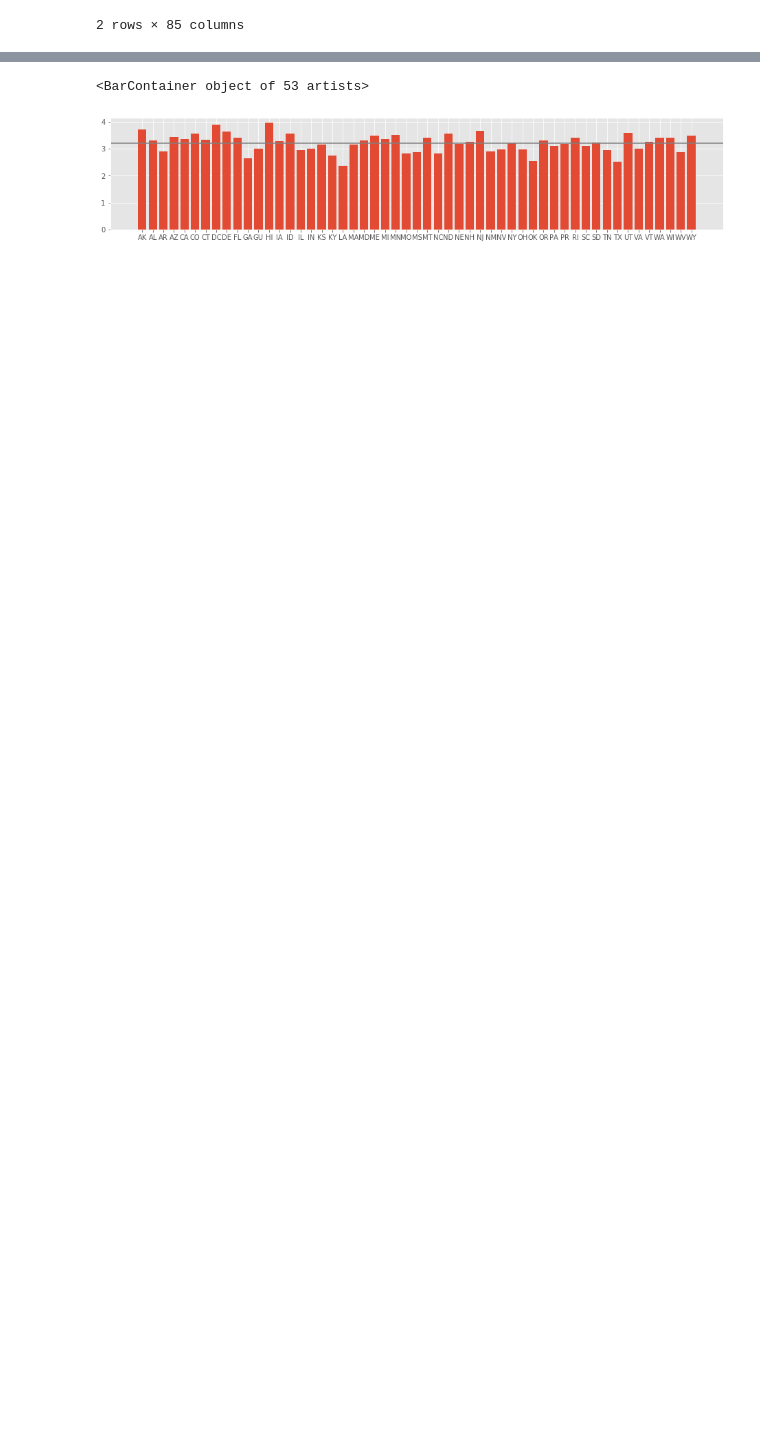
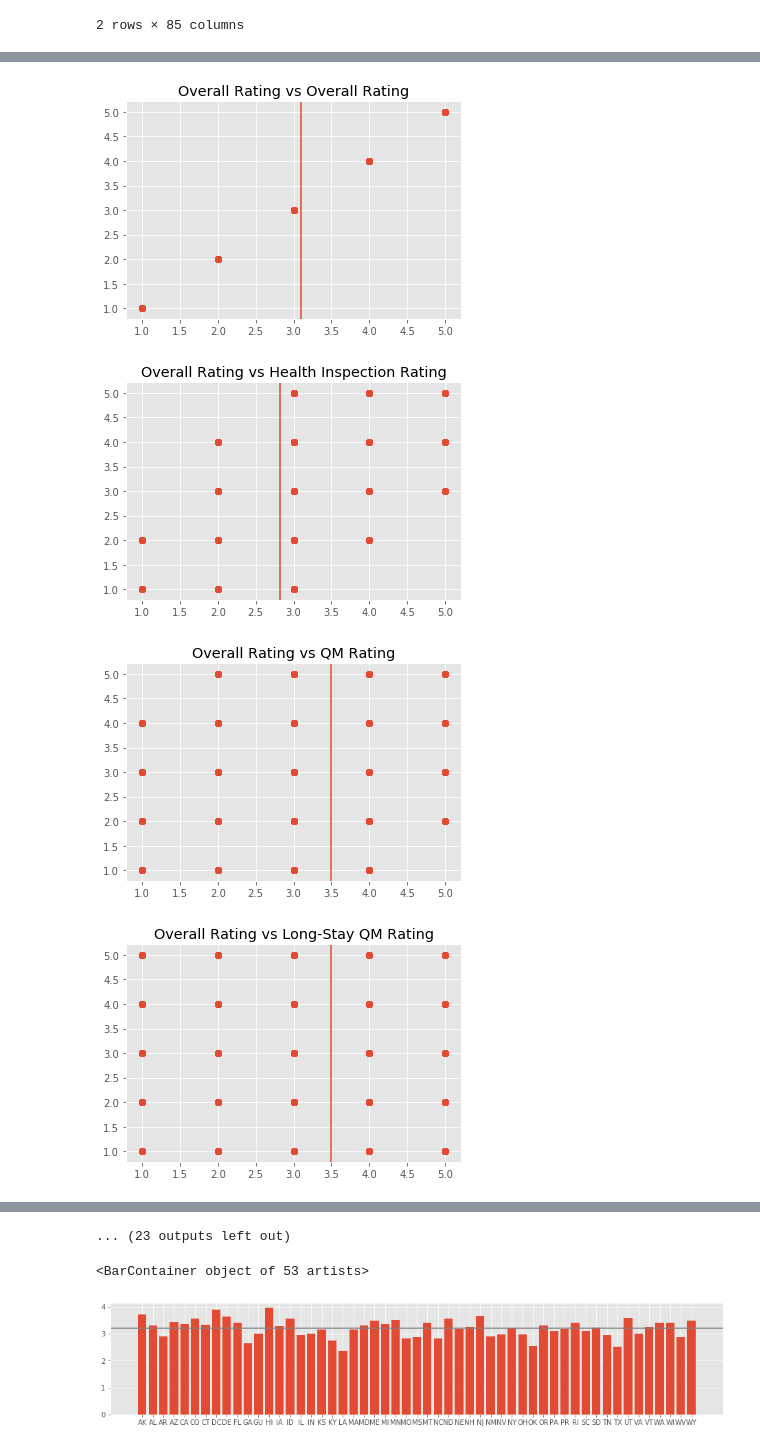
Before and after one commit to lbalido/nursing_homes, a Jupyter notebook: nursing_home.ipynb, the cells around one changed output, grey strips where cells are left out. Saved outputs shown, nothing was run; the diff lists cells and outputs as text; code cells hidden in the pictures; blank space fills up the shorter version.

```diff
--- a/nursing_home.ipynb
+++ b/nursing_home.ipynb
@@ -139,0 +229,12 @@ nursing_home_columns.head(2)
+# %%
+for x in cols:
+    d = nursing_home_columns[x]
+    fig, ax = plt.subplots()
+    ax.set_title('Overall Rating vs ' + x)
+    ax.scatter(y=nursing_home_columns['Overall Rating'], x=nursing_home_columns[x])
+    ax.axvline(np.mean(d))
+# %% [output]
+[figure, added]
+[figure, added]
+[figure, added]
+[figure, added]
@@ -140,3 +249,4 @@ nursing_home_columns.head(2)
+... (23 outputs left out)
 # %%
 overall_rating_mean = nursing_home_columns.groupby(nursing_home_columns['Provider State']).mean()['Overall Rating'].reset_index()
 #means of overall states
```
Also changed, not shown: parts of 5 cells of this notebook.
